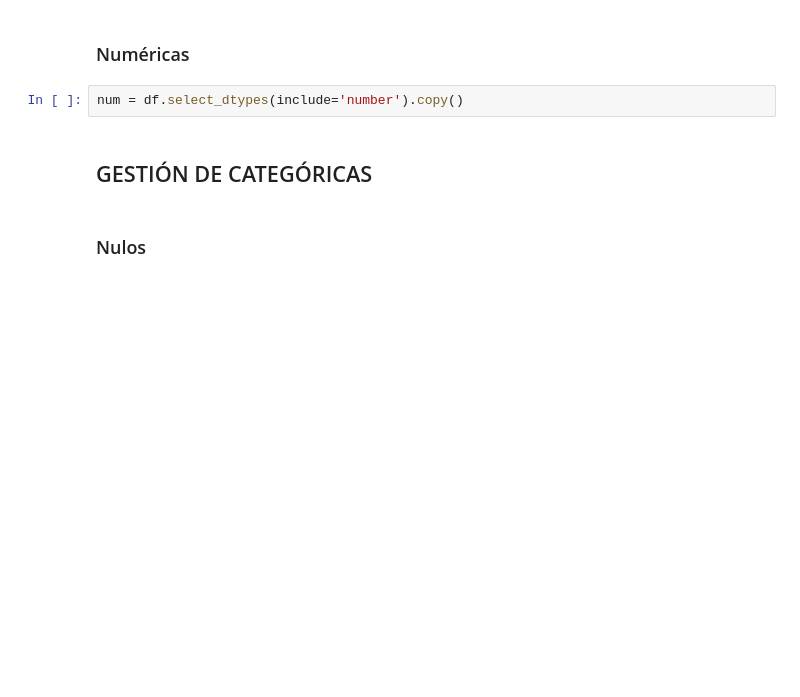
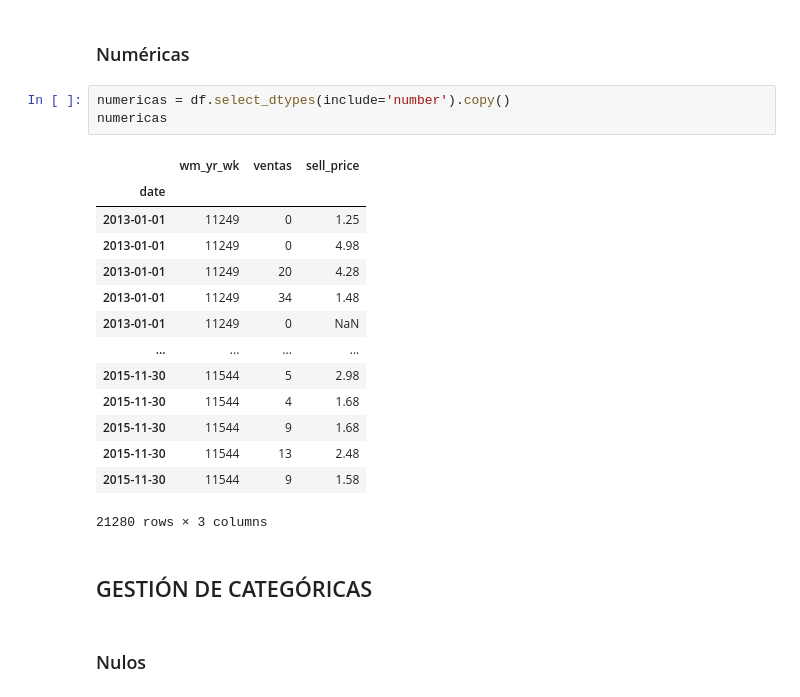
Before and after one commit to AlexCaborneroLopez/Retail, a Jupyter notebook: 03_Notebooks/02_Desarrollo/02_Calidad de Datos.ipynb, the cells around one changed output. Saved outputs shown, nothing was run; the diff lists cells and outputs as text; blank space fills up the shorter version.

```diff
--- a/03_Notebooks/02_Desarrollo/02_Calidad de Datos.ipynb
+++ b/03_Notebooks/02_Desarrollo/02_Calidad de Datos.ipynb
@@ -165,7 +201,23 @@ cat = df.select_dtypes(exclude = 'number').copy()
 # %% [markdown]
 ### Numéricas
 # %%
-num = df.select_dtypes(include='number').copy()
+numericas = df.select_dtypes(include='number').copy()
+numericas
+# %% [output]
+|  | wm_yr_wk | ventas | sell_price |
+| date |  |  |  |
+| 2013-01-01 | 11249 | 0 | 1.25 |
+| 2013-01-01 | 11249 | 0 | 4.98 |
+| 2013-01-01 | 11249 | 20 | 4.28 |
+| 2013-01-01 | 11249 | 34 | 1.48 |
+| 2013-01-01 | 11249 | 0 | NaN |
+| ... | ... | ... | ... |
+| 2015-11-30 | 11544 | 5 | 2.98 |
+| 2015-11-30 | 11544 | 4 | 1.68 |
+| 2015-11-30 | 11544 | 9 | 1.68 |
+| 2015-11-30 | 11544 | 13 | 2.48 |
+| 2015-11-30 | 11544 | 9 | 1.58 |
+21280 rows × 3 columns
 # %% [markdown]
 ## GESTIÓN DE CATEGÓRICAS
 # %% [markdown]
```
Also changed, not shown: parts of 26 cells of this notebook.
